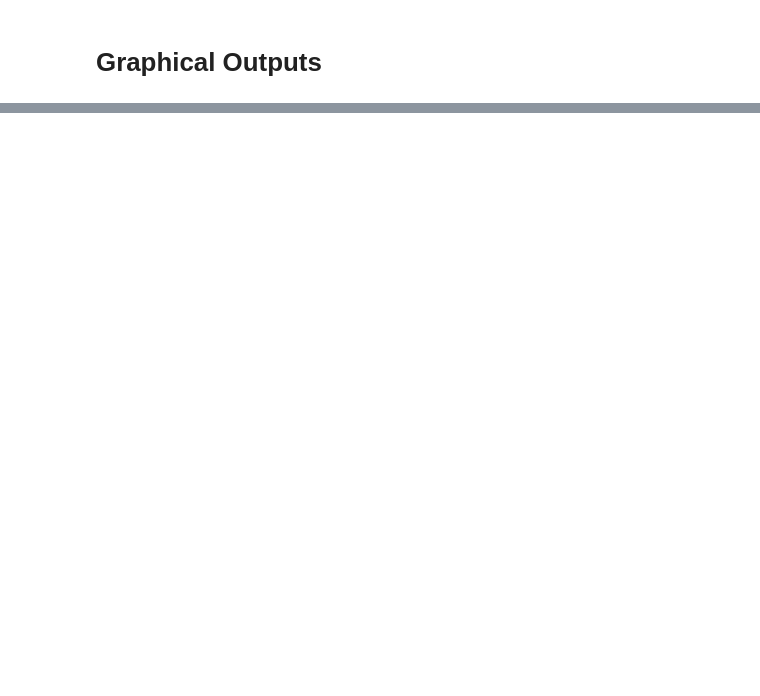
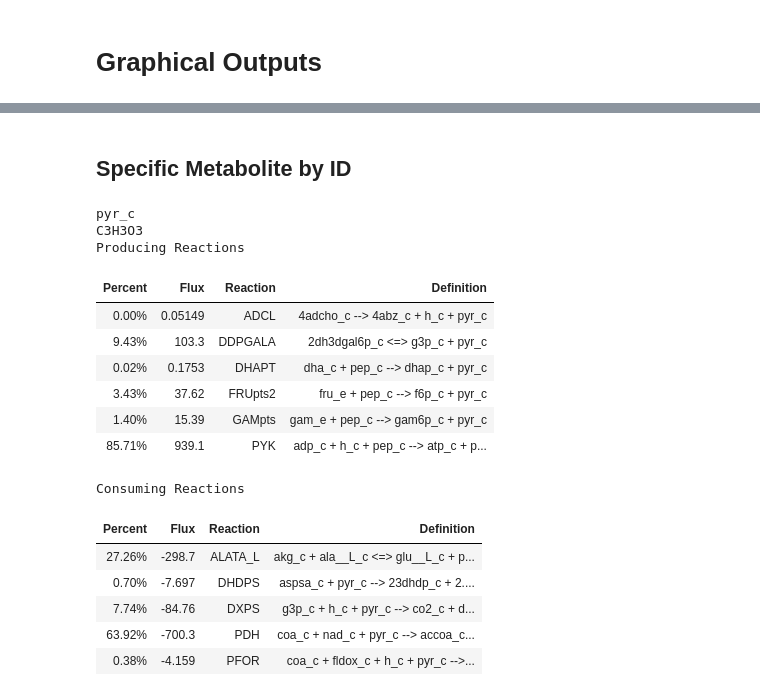
Before and after one commit to esameth/gapfill_db, a Jupyter notebook: tutorial/tutorial.ipynb, the cells around one changed output, grey strips where cells are left out. Saved outputs shown, nothing was run; the diff lists cells and outputs as text; code cells hidden in the pictures; blank space fills up the shorter version.

```diff
--- a/tutorial/tutorial.ipynb
+++ b/tutorial/tutorial.ipynb
@@ -178,9 +201,3 @@ fig = plot_trajectories(trajectories)
 fig.show()
 # %% [output]
 [interactive output not drawn]
-# %%
-import cobra
-import cometspy as c
-
-# Load the gap-filled model
-model = cobra.io.read_sbml_model('CarveMe/GCF_000698265.1_gapfill.xml')
@@ -234,6 +203,0 @@ Optimal solution with objective value 79.476
-# %%
-medium = model.medium
-medium['EX_glc__D_e'] = 0.0
-medium['EX_fru_e'] = 0.0
-model.medium = medium
-model.slim_optimize()
@@ -241,0 +207,22 @@ model.slim_optimize()
+# %% [markdown]
+## Specific Metabolite by ID
+# %%
+model.metabolites.query('pyr_c', attribute='id')[0].summary()
+# %% [output]
+pyr_c
+C3H3O3
+Producing Reactions
+| Percent | Flux | Reaction | Definition |
+| 0.00% | 0.05149 | ADCL | 4adcho_c --> 4abz_c + h_c + pyr_c |
+| 9.43% | 103.3 | DDPGALA | 2dh3dgal6p_c <=> g3p_c + pyr_c |
+| 0.02% | 0.1753 | DHAPT | dha_c + pep_c --> dhap_c + pyr_c |
+| 3.43% | 37.62 | FRUpts2 | fru_e + pep_c --> f6p_c + pyr_c |
+| 1.40% | 15.39 | GAMpts | gam_e + pep_c --> gam6p_c + pyr_c |
+| 85.71% | 939.1 | PYK | adp_c + h_c + pep_c --> atp_c + p... |
+Consuming Reactions
+| Percent | Flux | Reaction | Definition |
+| 27.26% | -298.7 | ALATA_L | akg_c + ala__L_c <=> glu__L_c + p... |
+| 0.70% | -7.697 | DHDPS | aspsa_c + pyr_c --> 23dhdp_c + 2.... |
+| 7.74% | -84.76 | DXPS | g3p_c + h_c + pyr_c --> co2_c + d... |
+| 63.92% | -700.3 | PDH | coa_c + nad_c + pyr_c --> accoa_c... |
+| 0.38% | -4.159 | PFOR | coa_c + fldox_c + h_c + pyr_c -->... |
```
Also changed, not shown: parts of 22 cells of this notebook.
